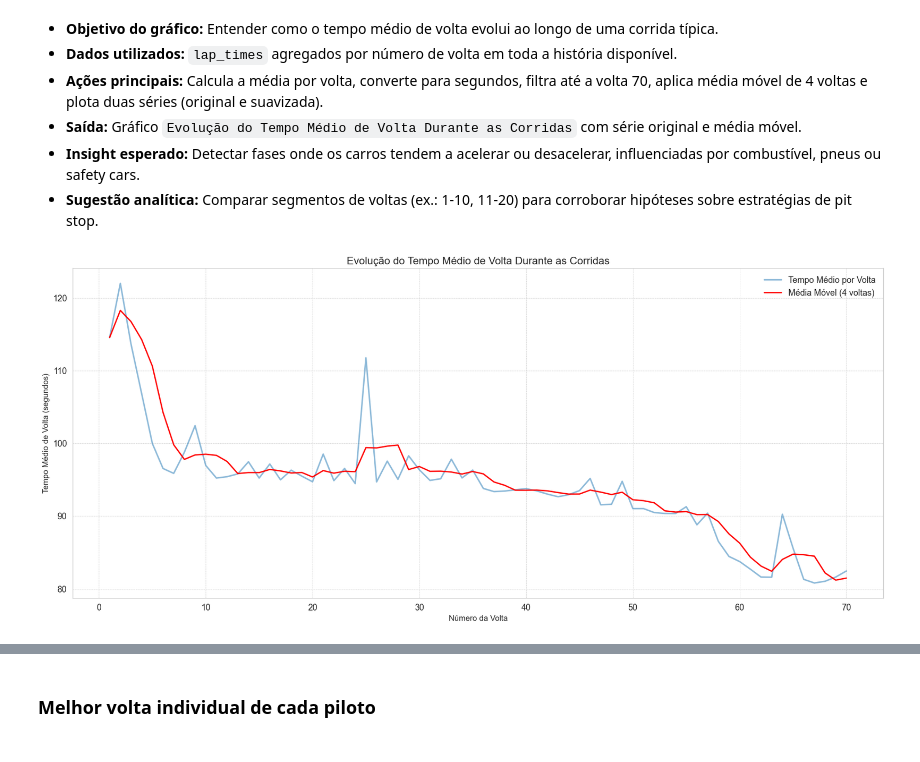
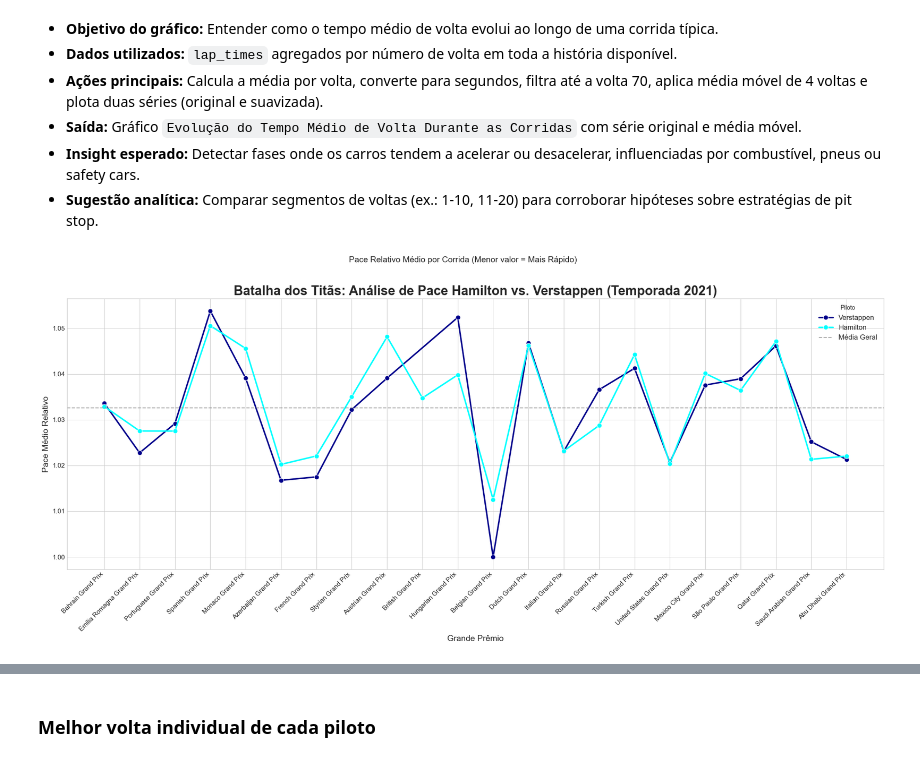
Before and after one commit to Julio1099/formula1-analytics, a Jupyter notebook: Data Layer/raw/i.ipynb, the cells around one changed output, grey strips where cells are left out. Cells and saved outputs as stored; diff of their text form; code cells hidden in the pictures.

```diff
--- a/Data Layer/raw/i.ipynb
+++ b/Data Layer/raw/i.ipynb
@@ -263,19 +275,88 @@ plt.show()
 - **Insight esperado:** Detectar fases onde os carros tendem a acelerar ou desacelerar, influenciadas por combustível, pneus ou safety cars.
 - **Sugestão analítica:** Comparar segmentos de voltas (ex.: 1-10, 11-20) para corroborar hipóteses sobre estratégias de pit stop.
 # %%
-from pyspark.sql.functions import avg, col
-lap_evolution_df = dataframes['lap_times'].groupBy('lap').agg(avg('milliseconds').alias('avg_ms')).withColumn('avg_s', col('avg_ms') / 1000).orderBy('lap')
-plot_data_6 = lap_evolution_df.filter(col('lap') <= 70).toPandas()
-plot_data_6['rolling_avg_s'] = plot_data_6['avg_s'].rolling(window=4, min_periods=1).mean()
-plt.figure(figsize=(18, 8))
-sns.lineplot(data=plot_data_6, x='lap', y='avg_s', label='Tempo Médio por Volta', alpha=0.5)
-sns.lineplot(data=plot_data_6, x='lap', y='rolling_avg_s', label='Média Móvel (4 voltas)', color='red', linewidth=2)
-plt.title('Evolução do Tempo Médio de Volta Durante as Corridas', fontsize=16)
-plt.xlabel('Número da Volta', fontsize=12)
-plt.ylabel('Tempo Médio de Volta (segundos)', fontsize=12)
-plt.grid(True, which='both', linestyle='--', linewidth=0.5)
-plt.legend()
-plt.tight_layout()
+target_season = 2021
+driver1_surname = "Verstappen"
+driver2_surname = "Hamilton"
+
+drivers_df = dataframes['drivers'].filter(
+    (col('surname') == driver1_surname) | (col('surname') == driver2_surname)
+).select('driverId', 'surname')
+
+races_2021_df = dataframes['races'].filter(col('year') == target_season)
+
+lap_times_2021_df = dataframes['lap_times'].join(races_2021_df.select('raceId'), 'raceId')
+fastest_lap_per_race_2021 = lap_times_2021_df.groupBy('raceId').agg(min('milliseconds').alias('fastest_lap_in_race_ms'))
+
+driver_laps_2021 = lap_times_2021_df.join(drivers_df, 'driverId') \
+                                   .join(fastest_lap_per_race_2021, 'raceId')
+
+driver_laps_2021 = driver_laps_2021.withColumn(
+    'relative_pace',
+    col('milliseconds') / col('fastest_lap_in_race_ms')
+).filter(col('relative_pace') <= 1.07)
+
+avg_pace_per_race = driver_laps_2021.groupBy('raceId', 'driverId', 'surname') \
+                                     .agg(avg('relative_pace').alias('avg_relative_pace'))
+
+final_df = avg_pace_per_race.join(races_2021_df, 'raceId') \
+                             .select('round', 'name', 'surname', 'avg_relative_pace') \
+                             .orderBy('round')
+
+plot_data_comparison = final_df.toPandas()
+
+plt.style.use('seaborn-v0_8-whitegrid')
+plt.figure(figsize=(20, 10))
+
+ax = sns.lineplot(
+    data=plot_data_comparison,
+    x='name',
+    y='avg_relative_pace',
+    hue='surname',
+    palette={'Verstappen': 'darkblue', 'Hamilton': 'cyan'},
+    marker='o',
+    markersize=8,
+    linewidth=2.5
+)
+
+plt.title(f'Batalha dos Titãs: Análise de Pace Hamilton vs. Verstappen (Temporada {target_season})', fontsize=22, weight='bold')
+plt.suptitle('Pace Relativo Médio por Corrida (Menor valor = Mais Rápido)', fontsize=14, y=0.92)
+plt.xlabel('Grande Prêmio', fontsize=14)
+plt.ylabel('Pace Médio Relativo', fontsize=14)
+
+plt.xticks(rotation=45, ha='right', fontsize=11)
+plt.yticks(fontsize=11)
+
+ax.axhline(plot_data_comparison['avg_relative_pace'].mean(), ls='--', color='gray', alpha=0.7, label='Média Geral de Pace')
+
+handles, labels = ax.get_legend_handles_labels()
+ax.legend(handles=handles, labels=['Verstappen', 'Hamilton', 'Média Geral'], title='Piloto', fontsize=12)
+
+plt.tight_layout(rect=[0, 0, 1, 0.9])
 plt.show()
+
+verstappen_pace = plot_data_comparison[plot_data_comparison['surname'] == 'Verstappen'].reset_index()
+hamilton_pace = plot_data_comparison[plot_data_comparison['surname'] == 'Hamilton'].reset_index()
+
+compare_df = pd.merge(verstappen_pace, hamilton_pace, on='round', suffixes=('_ver', '_ham'))
+compare_df['faster_driver'] = compare_df.apply(lambda row: 'Verstappen' if row['avg_relative_pace_ver'] < row['avg_relative_pace_ham'] else 'Hamilton', axis=1)
+
+verstappen_wins = (compare_df['faster_driver'] == 'Verstappen').sum()
+hamilton_wins = (compare_df['faster_driver'] == 'Hamilton').sum()
+
+verstappen_season_avg = verstappen_pace['avg_relative_pace'].mean()
+hamilton_season_avg = hamilton_pace['avg_relative_pace'].mean()
+
+print("--- Análise de Desempenho: Temporada 2021 ---")
+print(f"Corridas em que Verstappen teve um pace médio mais rápido: {verstappen_wins}")
+print(f"Corridas em que Hamilton teve um pace médio mais rápido: {hamilton_wins}")
+print("-" * 50)
+print(f"Pace Relativo Médio de Verstappen na temporada: {verstappen_season_avg:.5f}")
+print(f"Pace Relativo Médio de Hamilton na temporada:   {hamilton_season_avg:.5f}")
+
+if verstappen_season_avg < hamilton_season_avg:
+    print("\nNo geral, Max Verstappen teve um pace médio ligeiramente superior ao longo da temporada 2021.")
+else:
+    print("\nNo geral, Lewis Hamilton teve um pace médio ligeiramente superior ao longo da temporada 2021.")
 # %% [output]
-[figure, old version]
+[figure, new version]
```
Also changed, not shown: parts of 20 cells of this notebook.
